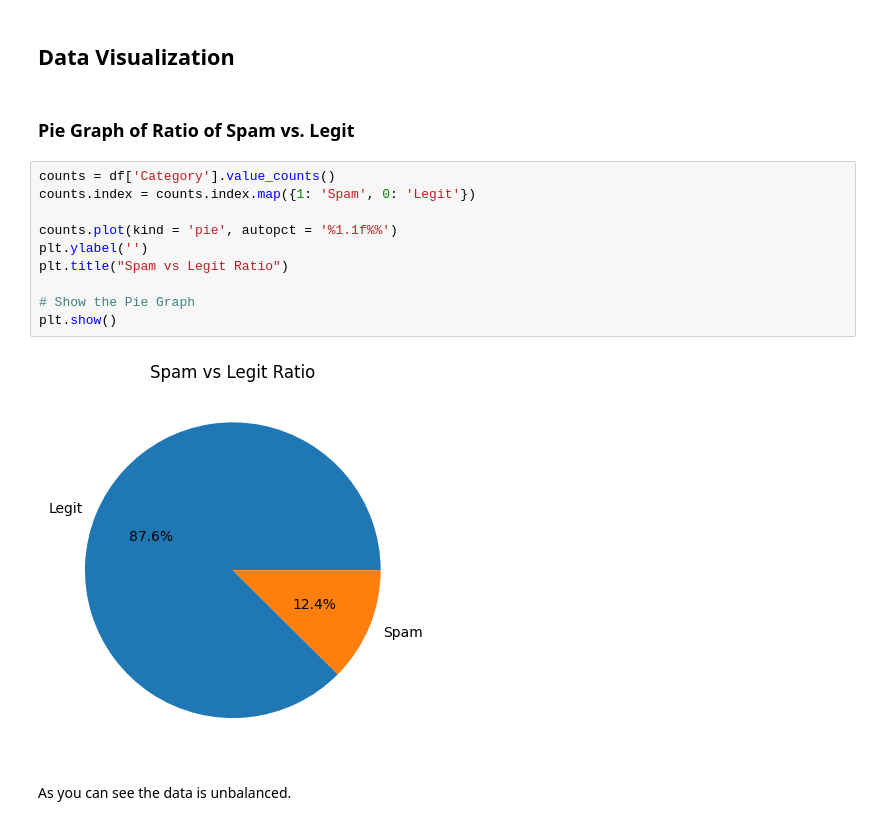
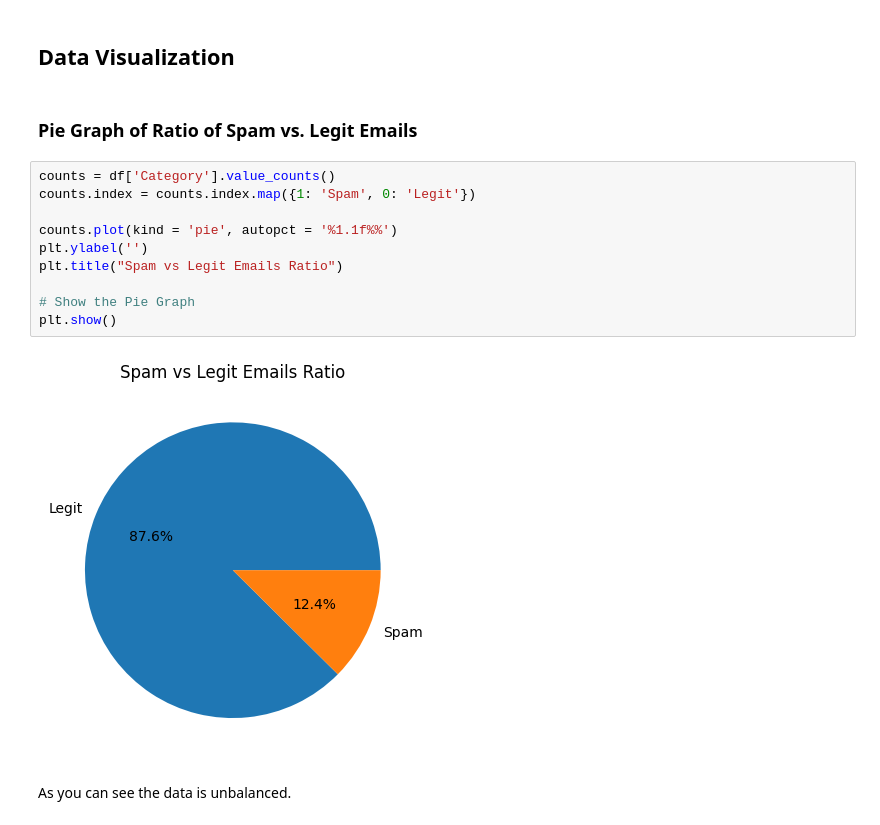
Before and after one commit to jackson-trader/CS462-Email-Spam-Classifier, a Jupyter notebook: CS462_Email_Spam_Classifier.ipynb, the cells around one changed output. Drawn from its saved outputs; the diff is of its cells as text.

```diff
--- a/CS462_Email_Spam_Classifier.ipynb
+++ b/CS462_Email_Spam_Classifier.ipynb
@@ -127,19 +127,19 @@ df
 # %% [markdown]
 ## **Data Visualization**
 # %% [markdown]
-### Pie Graph of Ratio of Spam vs. Legit
+### Pie Graph of Ratio of Spam vs. Legit Emails
 # %%
 counts = df['Category'].value_counts()
 counts.index = counts.index.map({1: 'Spam', 0: 'Legit'})
 
 counts.plot(kind = 'pie', autopct = '%1.1f%%')
 plt.ylabel('')
-plt.title("Spam vs Legit Ratio")
+plt.title("Spam vs Legit Emails Ratio")
 
 # Show the Pie Graph
 plt.show()
 # %% [output]
-[figure, old version]
+[figure, new version]
 # %% [markdown]
 As you can see the data is unbalanced.
 # %% [markdown]
```
Also changed, not shown: parts of 5 cells of this notebook.
